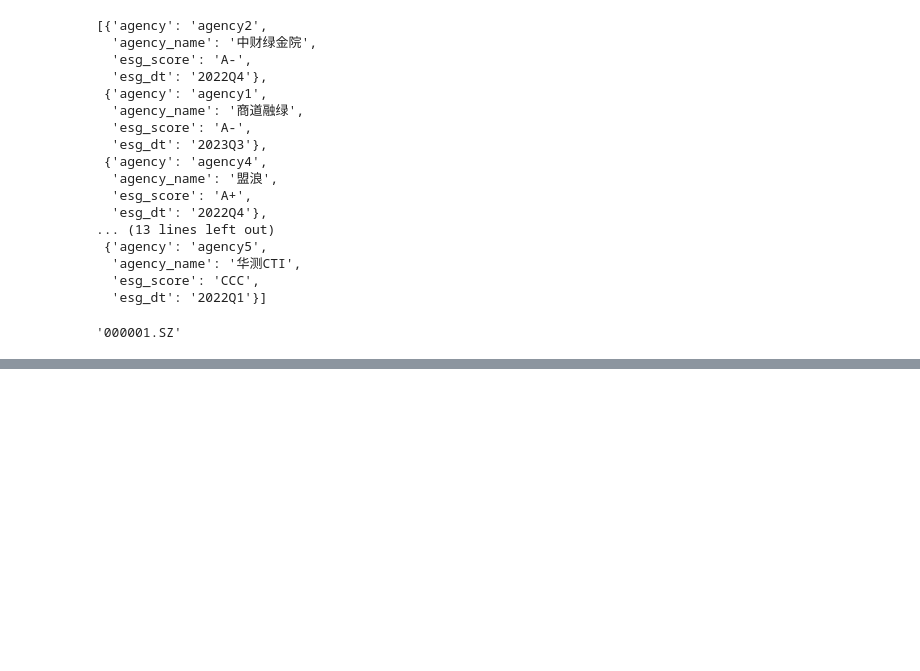
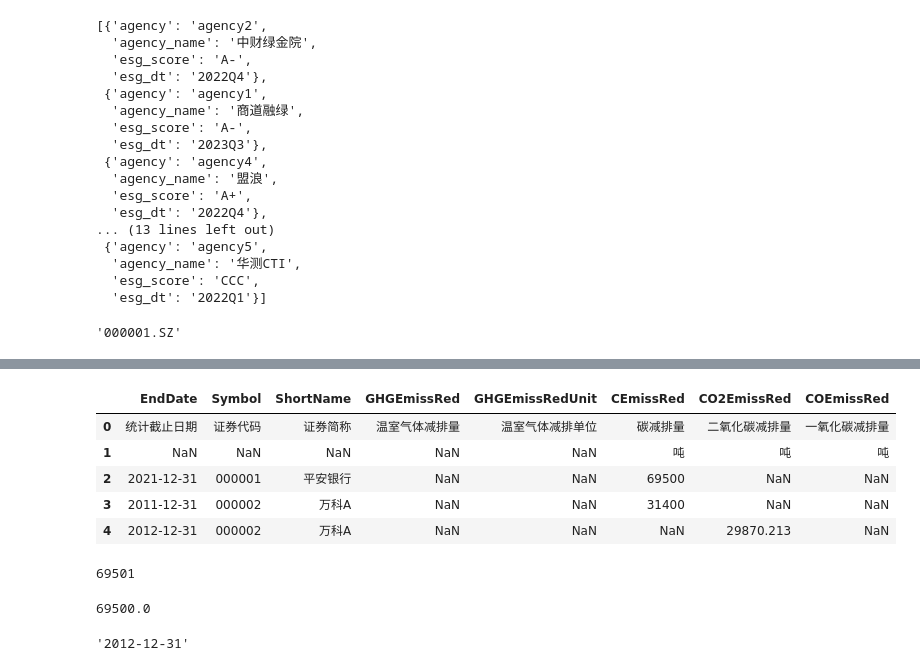
Before and after one commit to firezl/green-supply-chain, a Jupyter notebook: process.ipynb, the cells around one changed output, grey strips where cells are left out. Drawn from its saved outputs; the diff is of its cells as text; code cells hidden in the pictures; blank space fills up the shorter version.

```diff
--- a/process.ipynb
+++ b/process.ipynb
@@ -406,0 +441,11 @@ data_cn_lc.to_excel("./data_cn_lc.xlsx", index=False)
+# %%
+data_ce_reduce = pd.read_excel("./CNE_CEmissReduceY.xlsx")
+# %%
+data_ce_reduce.head()
+# %% [output]
+|  | EndDate | Symbol | ShortName | GHGEmissRed | GHGEmissRedUnit | CEmissRed | CO2EmissRed | COEmissRed |
+| 0 | 统计截止日期 | 证券代码 | 证券简称 | 温室气体减排量 | 温室气体减排单位 | 碳减排量 | 二氧化碳减排量 | 一氧化碳减排量 |
+| 1 | NaN | NaN | NaN | NaN | NaN | 吨 | 吨 | 吨 |
+| 2 | 2021-12-31 | 000001 | 平安银行 | NaN | NaN | 69500 | NaN | NaN |
+| 3 | 2011-12-31 | 000002 | 万科A | NaN | NaN | 31400 | NaN | NaN |
+| 4 | 2012-12-31 | 000002 | 万科A | NaN | NaN | NaN | 29870.213 | NaN |
@@ -406,0 +454,4 @@ data_cn_lc.to_excel("./data_cn_lc.xlsx", index=False)
+# %%
+data_ce_reduce.iloc[0].CEmissRed + 1
+# %% [output]
+69501
@@ -406,0 +487,8 @@ data_cn_lc.to_excel("./data_cn_lc.xlsx", index=False)
+# %%
+get_CEmissRed(data_ce_reduce.iloc[0])
+# %% [output]
+69500.0
+# %%
+data_ce_reduce.iloc[2].EndDate
+# %% [output]
+'2012-12-31'
```
Also changed, not shown: parts of 34 cells of this notebook, 19 other files.
